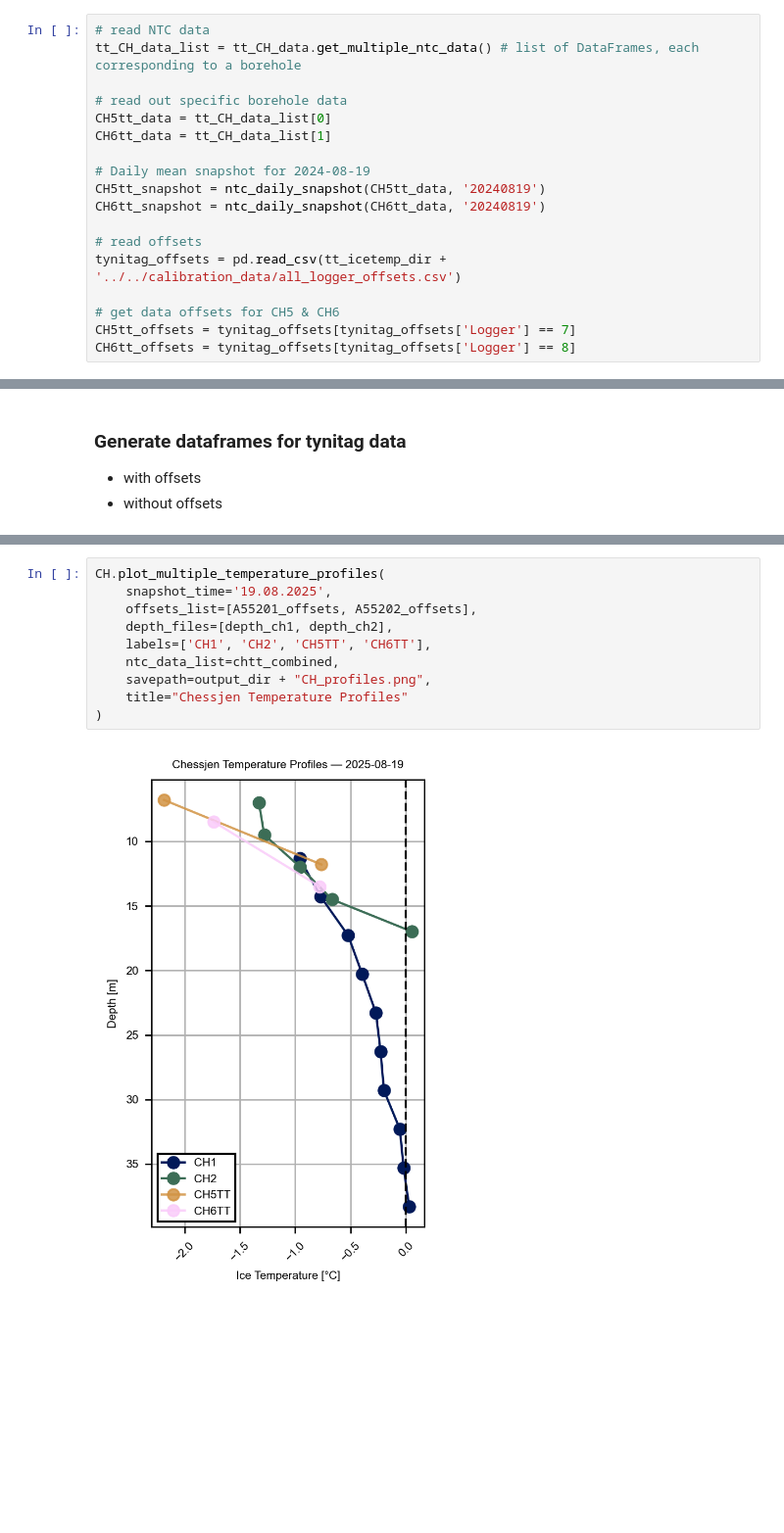
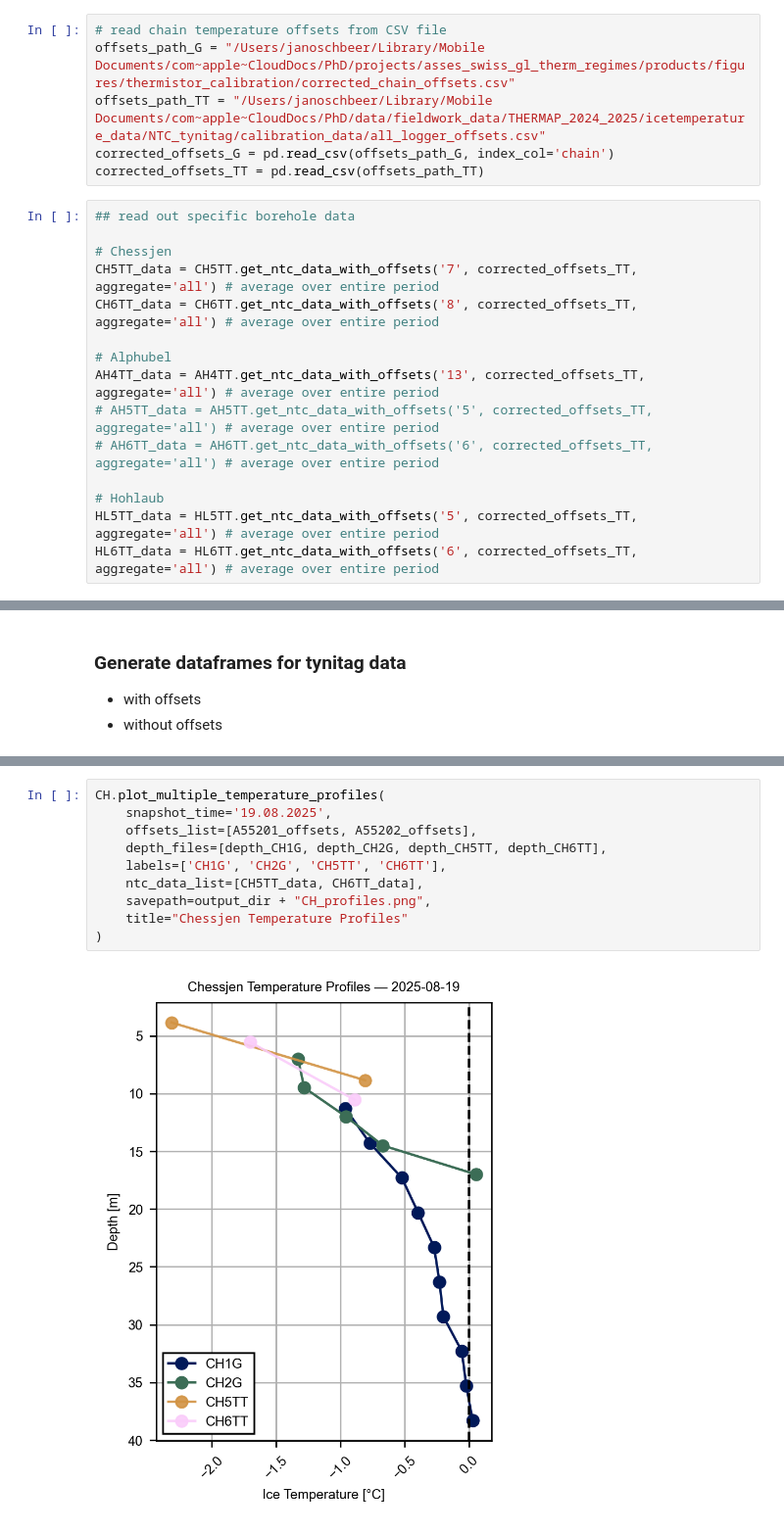
Before and after one commit to sdrocer/polythermal_swiss_glaciers, a Jupyter notebook: processing/analyze_geoprecision.ipynb, the cells around one changed output, grey strips where cells are left out. Shown at 98% size. Cells and saved outputs as stored; diff of their text form; blank space fills up the shorter version.

```diff
--- a/processing/analyze_geoprecision.ipynb
+++ b/processing/analyze_geoprecision.ipynb
@@ -249,21 +312,24 @@ depths_ch6tt = read_tynitag_depth_file(depth_ch6TT_dir)
 
 # generate tynitag thermistor data object
 tt_CH_data = ThermistorData(tt_CH_dirs, delimiter=',')
+# %%
+# read chain temperature offsets from CSV file
+offsets_path_G = "/Users/janoschbeer/Library/Mobile Documents/com~apple~CloudDocs/PhD/projects/asses_swiss_gl_therm_regimes/products/figures/thermistor_calibration/corrected_chain_offsets.csv"
+offsets_path_TT = "/Users/janoschbeer/Library/Mobile Documents/com~apple~CloudDocs/PhD/data/fieldwork_data/THERMAP_2024_2025/icetemperature_data/NTC_tynitag/calibration_data/all_logger_offsets.csv"
+corrected_offsets_G = pd.read_csv(offsets_path_G, index_col='chain')
+corrected_offsets_TT = pd.read_csv(offsets_path_TT)
 # %%
-# read NTC data
-tt_CH_data_list = tt_CH_data.get_multiple_ntc_data() # list of DataFrames, each corresponding to a borehole
+## read out specific borehole data
 
-# read out specific borehole data
-CH5tt_data = tt_CH_data_list[0]
-CH6tt_data = tt_CH_data_list[1]
+# Chessjen
+CH5TT_data = CH5TT.get_ntc_data_with_offsets('7', corrected_offsets_TT, aggregate='all') # average over entire period
+CH6TT_data = CH6TT.get_ntc_data_with_offsets('8', corrected_offsets_TT, aggregate='all') # average over entire period
 
-# Daily mean snapshot for 2024-08-19
-CH5tt_snapshot = ntc_daily_snapshot(CH5tt_data, '20240819')
-CH6tt_snapshot = ntc_daily_snapshot(CH6tt_data, '20240819')
+# Alphubel
+AH4TT_data = AH4TT.get_ntc_data_with_offsets('13', corrected_offsets_TT, aggregate='all') # average over entire period
+# AH5TT_data = AH5TT.get_ntc_data_with_offsets('5', corrected_offsets_TT, aggregate='all') # average over entire period
+# AH6TT_data = AH6TT.get_ntc_data_with_offsets('6', corrected_offsets_TT, aggregate='all') # average over entire period
 
-# read offsets
-tynitag_offsets = pd.read_csv(tt_icetemp_dir + '../../calibration_data/all_logger_offsets.csv')
-
-# get data offsets for CH5 & CH6
-CH5tt_offsets = tynitag_offsets[tynitag_offsets['Logger'] == 7]
-CH6tt_offsets = tynitag_offsets[tynitag_offsets['Logger'] == 8]
+# Hohlaub
+HL5TT_data = HL5TT.get_ntc_data_with_offsets('5', corrected_offsets_TT, aggregate='all') # average over entire period
+HL6TT_data = HL6TT.get_ntc_data_with_offsets('6', corrected_offsets_TT, aggregate='all') # average over entire period
@@ -301,12 +347,12 @@ chtt_combined = [combined_ch5tt_with_offsets, combined_ch6tt_with_offsets]
 # %%
 CH.plot_multiple_temperature_profiles(
     snapshot_time='19.08.2025',
     offsets_list=[A55201_offsets, A55202_offsets],
-    depth_files=[depth_ch1, depth_ch2],
-    labels=['CH1', 'CH2', 'CH5TT', 'CH6TT'],
-    ntc_data_list=chtt_combined,
+    depth_files=[depth_CH1G, depth_CH2G, depth_CH5TT, depth_CH6TT],
+    labels=['CH1G', 'CH2G', 'CH5TT', 'CH6TT'],
+    ntc_data_list=[CH5TT_data, CH6TT_data],
     savepath=output_dir + "CH_profiles.png",
     title="Chessjen Temperature Profiles"
 )
 # %% [output]
-[figure, old version]
+[figure, new version]
```
Also changed, not shown: parts of 19 cells of this notebook.
